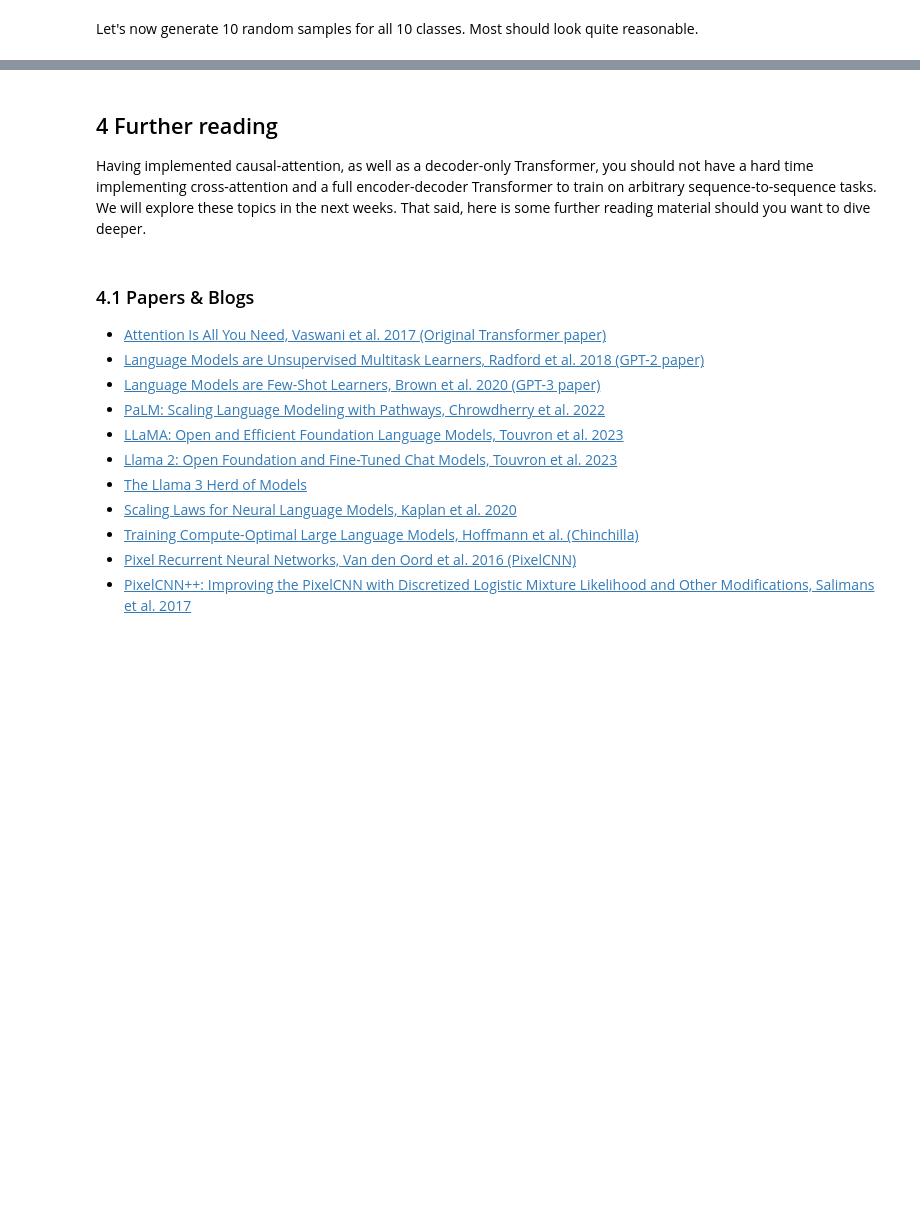
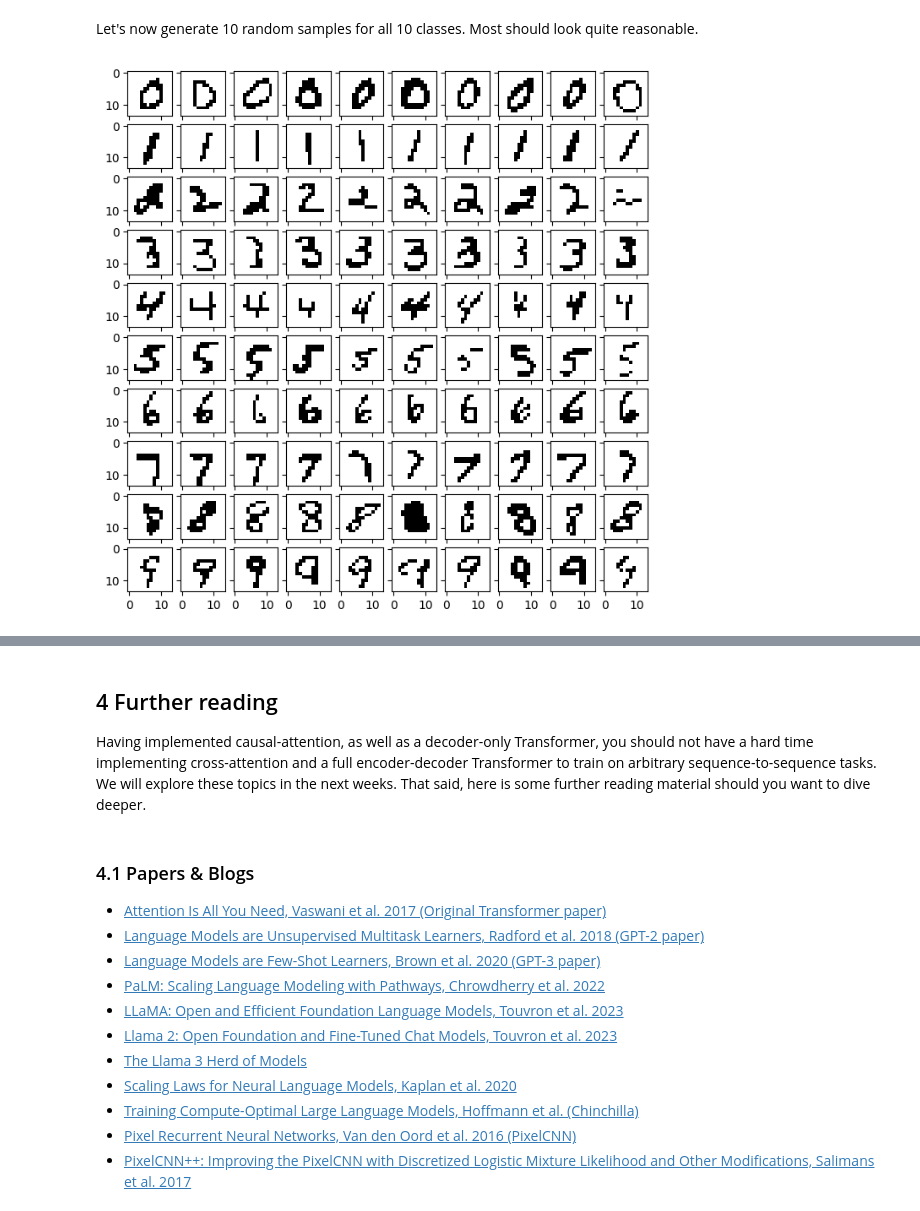
Before and after one commit to EPFL-VILAB/2026-Spring-CS503-Visual-Intelligence-Homework, a Jupyter notebook: NanoFM_Homeworks/notebooks/CS503_FM_part1_nanoGPT.ipynb, the cells around one changed output, grey strips where cells are left out. Drawn from its saved outputs; the diff is of its cells as text; code cells hidden in the pictures; blank space fills up the shorter version.

```diff
--- a/NanoFM_Homeworks/notebooks/CS503_FM_part1_nanoGPT.ipynb
+++ b/NanoFM_Homeworks/notebooks/CS503_FM_part1_nanoGPT.ipynb
@@ -374,17 +458,19 @@ Let's now generate 10 random samples for all 10 classes. Most should look quite
 # %%
 def generate_samples(model, temp=1.0, top_p=0.0, top_k=0.0, n_samples=10):
     fig = plt.figure(figsize=(8.0, 8.0))
     grid = ImageGrid(fig, 111, nrows_ncols=(10, n_samples), axes_pad=0.1)
     for label in range(10):
         for sample_idx in range(n_samples):
             grid_idx = label * n_samples + sample_idx
             output = model.generate(context=[label], temp=temp, top_p=top_p, top_k=top_k)
             reconst = detokenize_MNIST(output, patch_size=2, account_for_labels=True).cpu()
             grid[grid_idx].imshow(reconst[0], cmap="Greys", vmin=0, vmax=1)
     plt.show()
 
 
-generate_samples(model, temp=0.7, top_p=0.9, top_k=0.0)
+generate_samples(model, temp=1, top_p=0.9, top_k=0.0)
+# %% [output]
+[figure, added]
 # %% [markdown]
 ### 3.5 Open-ended questions (5 points each)
 
```
Also changed, not shown: parts of 16 cells of this notebook, 10 other files.
